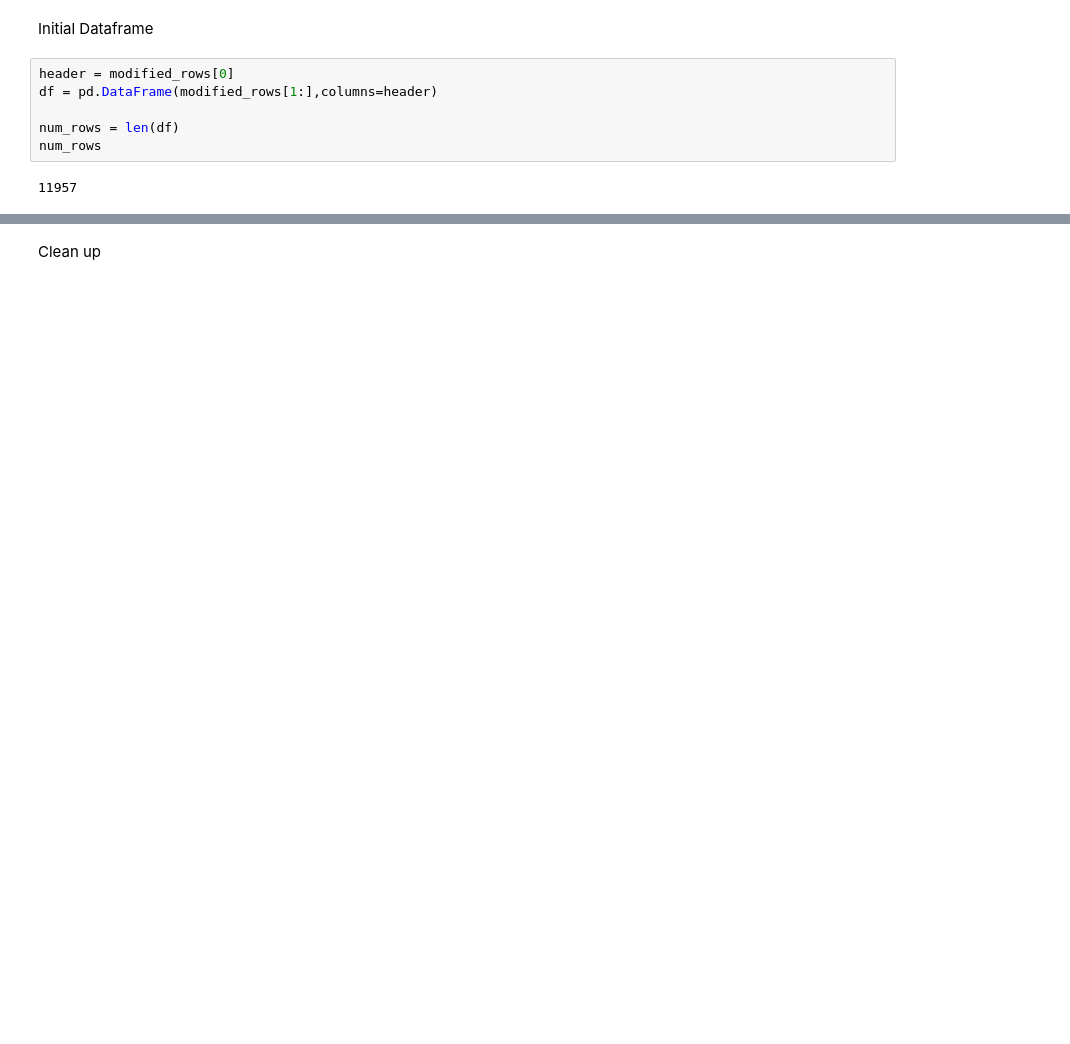
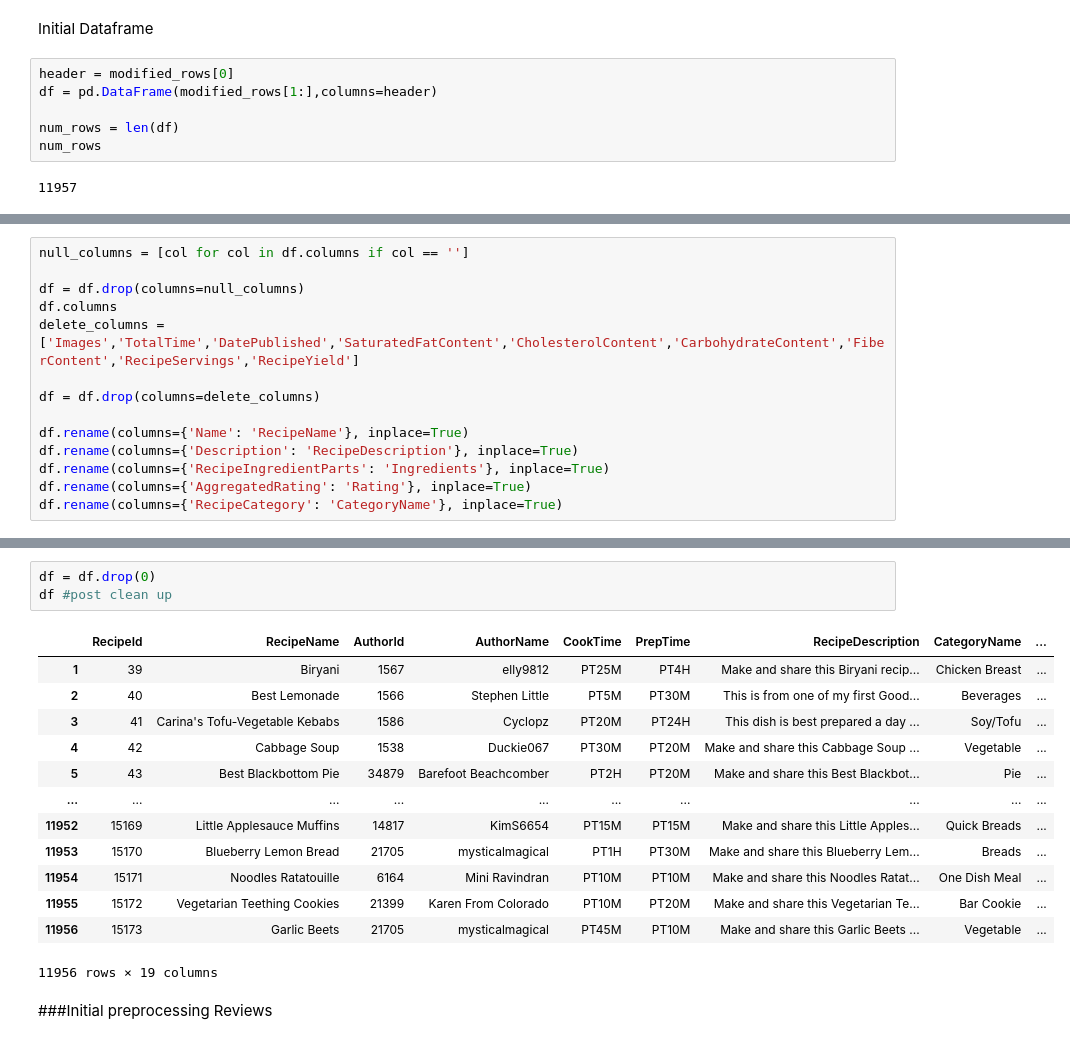
Before and after one commit to sanjanarc/Recipes_db, a Jupyter notebook: DB_preprocessing_recipes.ipynb, the cells around one changed output, grey strips where cells are left out. Cells and saved outputs as stored; diff of their text form; blank space fills up the shorter version.

```diff
--- a/DB_preprocessing_recipes.ipynb
+++ b/DB_preprocessing_recipes.ipynb
@@ -50 +66,15 @@ num_rows
+# %%
+null_columns = [col for col in df.columns if col == '']
+
+df = df.drop(columns=null_columns)
+df.columns
+delete_columns = ['Images','TotalTime','DatePublished','SaturatedFatContent','CholesterolContent','CarbohydrateContent','FiberContent','RecipeServings','RecipeYield']
+
+df = df.drop(columns=delete_columns)
+
+df.rename(columns={'Name': 'RecipeName'}, inplace=True)
+df.rename(columns={'Description': 'RecipeDescription'}, inplace=True)
+df.rename(columns={'RecipeIngredientParts': 'Ingredients'}, inplace=True)
+df.rename(columns={'AggregatedRating': 'Rating'}, inplace=True)
+df.rename(columns={'RecipeCategory': 'CategoryName'}, inplace=True)
 # %%
@@ -66,2 +89,19 @@ df
-# %% [markdown]
-Clean up
+# %%
+df = df.drop(0)
+df #post clean up
+# %% [output]
+|  | RecipeId | RecipeName | AuthorId | AuthorName | CookTime | PrepTime | RecipeDescription | CategoryName | ... |
+| 1 | 39 | Biryani | 1567 | elly9812 | PT25M | PT4H | Make and share this Biryani recip... | Chicken Breast | ... |
+| 2 | 40 | Best Lemonade | 1566 | Stephen Little | PT5M | PT30M | This is from one of my first Good... | Beverages | ... |
+| 3 | 41 | Carina's Tofu-Vegetable Kebabs | 1586 | Cyclopz | PT20M | PT24H | This dish is best prepared a day ... | Soy/Tofu | ... |
+| 4 | 42 | Cabbage Soup | 1538 | Duckie067 | PT30M | PT20M | Make and share this Cabbage Soup ... | Vegetable | ... |
+| 5 | 43 | Best Blackbottom Pie | 34879 | Barefoot Beachcomber | PT2H | PT20M | Make and share this Best Blackbot... | Pie | ... |
+| ... | ... | ... | ... | ... | ... | ... | ... | ... | ... |
+| 11952 | 15169 | Little Applesauce Muffins | 14817 | KimS6654 | PT15M | PT15M | Make and share this Little Apples... | Quick Breads | ... |
+| 11953 | 15170 | Blueberry Lemon Bread | 21705 | mysticalmagical | PT1H | PT30M | Make and share this Blueberry Lem... | Breads | ... |
+| 11954 | 15171 | Noodles Ratatouille | 6164 | Mini Ravindran | PT10M | PT10M | Make and share this Noodles Ratat... | One Dish Meal | ... |
+| 11955 | 15172 | Vegetarian Teething Cookies | 21399 | Karen From Colorado | PT10M | PT20M | Make and share this Vegetarian Te... | Bar Cookie | ... |
+| 11956 | 15173 | Garlic Beets | 21705 | mysticalmagical | PT45M | PT10M | Make and share this Garlic Beets ... | Vegetable | ... |
+11956 rows × 19 columns
+# %% [markdown]
+###Initial preprocessing Reviews
```
Also changed, not shown: parts of 9 cells of this notebook.
